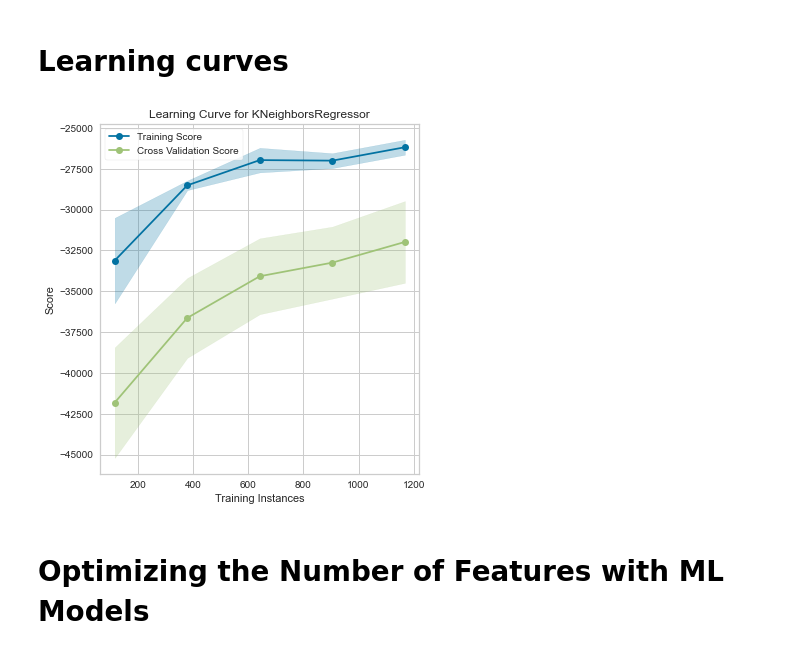
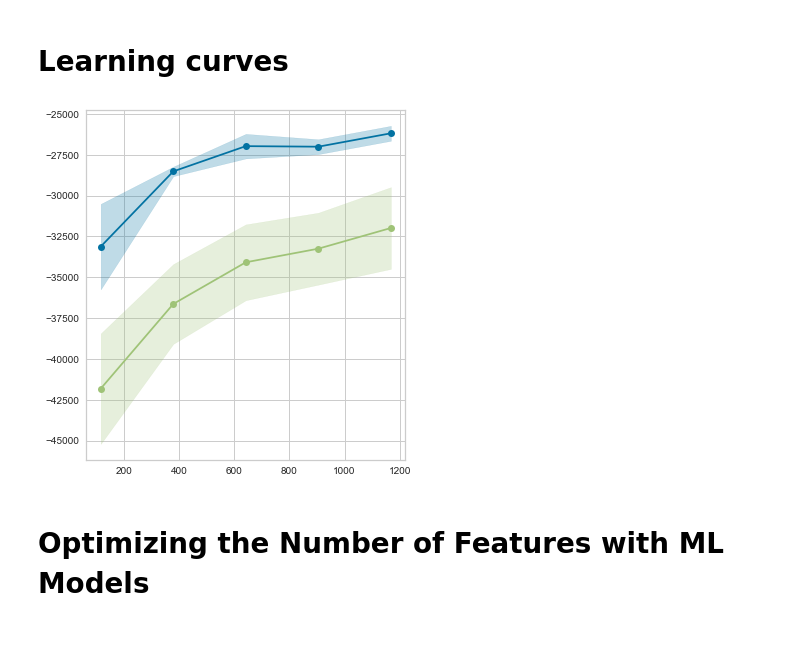
Before and after one commit to PacktPublishing/Practical-Data-Science-with-Python, a Jupyter notebook: Chapter14/Chapter_14.ipynb, the cells around one changed output. Saved outputs shown, nothing was run; the diff lists cells and outputs as text; code cells hidden in the pictures.

```diff
--- a/Chapter14/Chapter_14.ipynb
+++ b/Chapter14/Chapter_14.ipynb
@@ -153,13 +149,12 @@ import matplotlib.pyplot as plt
 # %%
 from yellowbrick.model_selection import LearningCurve
 
 f = plt.figure(figsize=(5.5, 5.5))
 lc = LearningCurve(knn, scoring='neg_mean_absolute_error')
 lc.fit(features, targets)
 plt.tight_layout(pad=1.25)
-p = lc.show('B17030_13_02.png', dpi=300)
 # %% [output]
-[figure, old version]
+[figure, new version]
 # %% [markdown]
 # Optimizing the Number of Features with ML Models
 # %%
```
Also changed, not shown: parts of 8 cells of this notebook, 6 other files.
